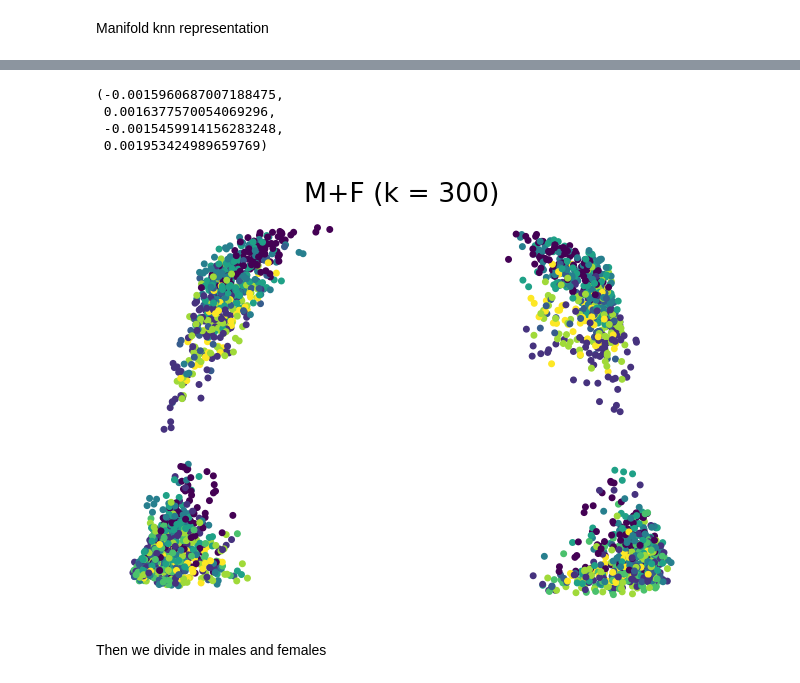
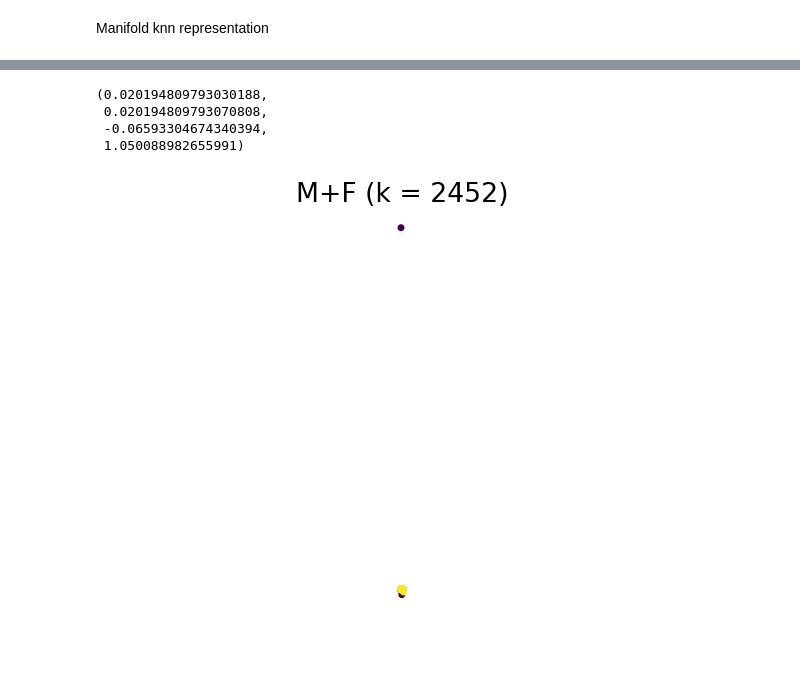
Before and after one commit to djanloo/dynamiting, a Jupyter notebook: mde.ipynb, the cells around one changed output, grey strips where cells are left out. Saved outputs shown, nothing was run; the diff lists cells and outputs as text; code cells hidden in the pictures; blank space fills up the shorter version.

```diff
--- a/mde.ipynb
+++ b/mde.ipynb
@@ -68,8 +73,10 @@ normalization
 # %%
-from sklearn.preprocessing import MinMaxScaler
+from sklearn.preprocessing import MinMaxScaler, QuantileTransformer
+
+scaler = QuantileTransformer()
+
 X = df.values
-scaler = MinMaxScaler()
-X_minmax = scaler.fit_transform(X)
+X = scaler.fit_transform(X)
 # %% [markdown]
 Manifold knn representation
 # %%
@@ -77,8 +84,9 @@ from sklearn.neighbors import NearestNeighbors
 import numpy as np
 from matplotlib import pyplot as plt
 from sklearn.neighbors import kneighbors_graph
-k = 300
-A = kneighbors_graph(X_minmax,k, mode='distance', include_self=True)
+k = len(X)
+A = kneighbors_graph(X,k, mode='distance', include_self=True)
 adj = A.toarray()
 plt.imshow(adj)
+plt.colorbar()
 # %% [output]
@@ -91,18 +97,16 @@ So we first compute the spectral embedding over the complete dataset
 # %%
 from sklearn.manifold import spectral_embedding
 points = spectral_embedding(adj,
                 n_components=2,
-                eigen_tol=0.01,
-                norm_laplacian=True,
-                drop_first=True)
-plt.scatter(points[:,0], points[:,1], c=df.emotion)
+                eigen_tol=0.00,
+                norm_laplacian=False,
+                drop_first=False)
+plt.scatter(points[:,0], points[:,1], c=df.sex)
 plt.title(f"M+F (k = {k})")
 plt.axis("off")
 # %% [output]
-(-0.0015960687007188475,
- 0.0016377570054069296,
- -0.0015459914156283248,
- 0.001953424989659769)
+(0.020194809793030188,
+ 0.020194809793070808,
+ -0.06593304674340394,
+ 1.050088982655991)
-[figure, old version]
+[figure, new version]
-# %% [markdown]
-Then we divide in males and females
```
Also changed, not shown: parts of 21 cells of this notebook, 2 other files.
